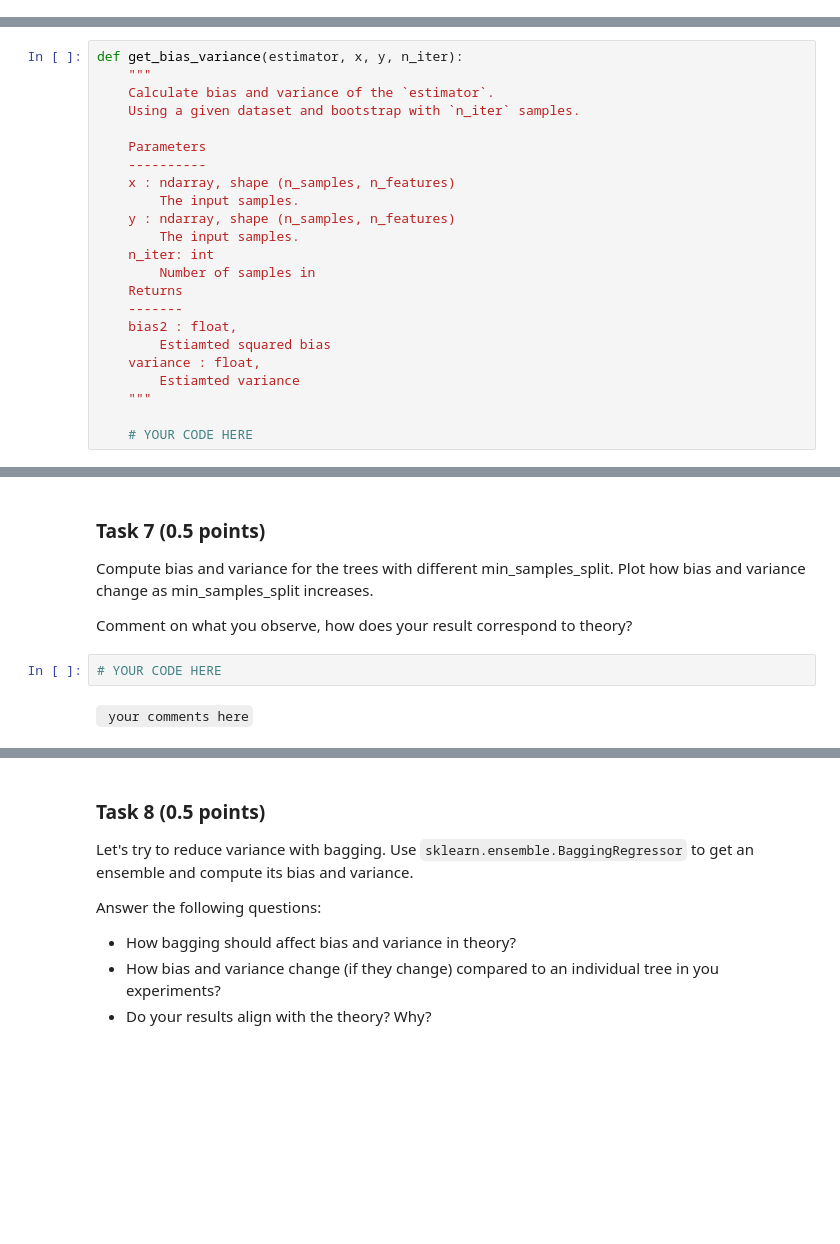
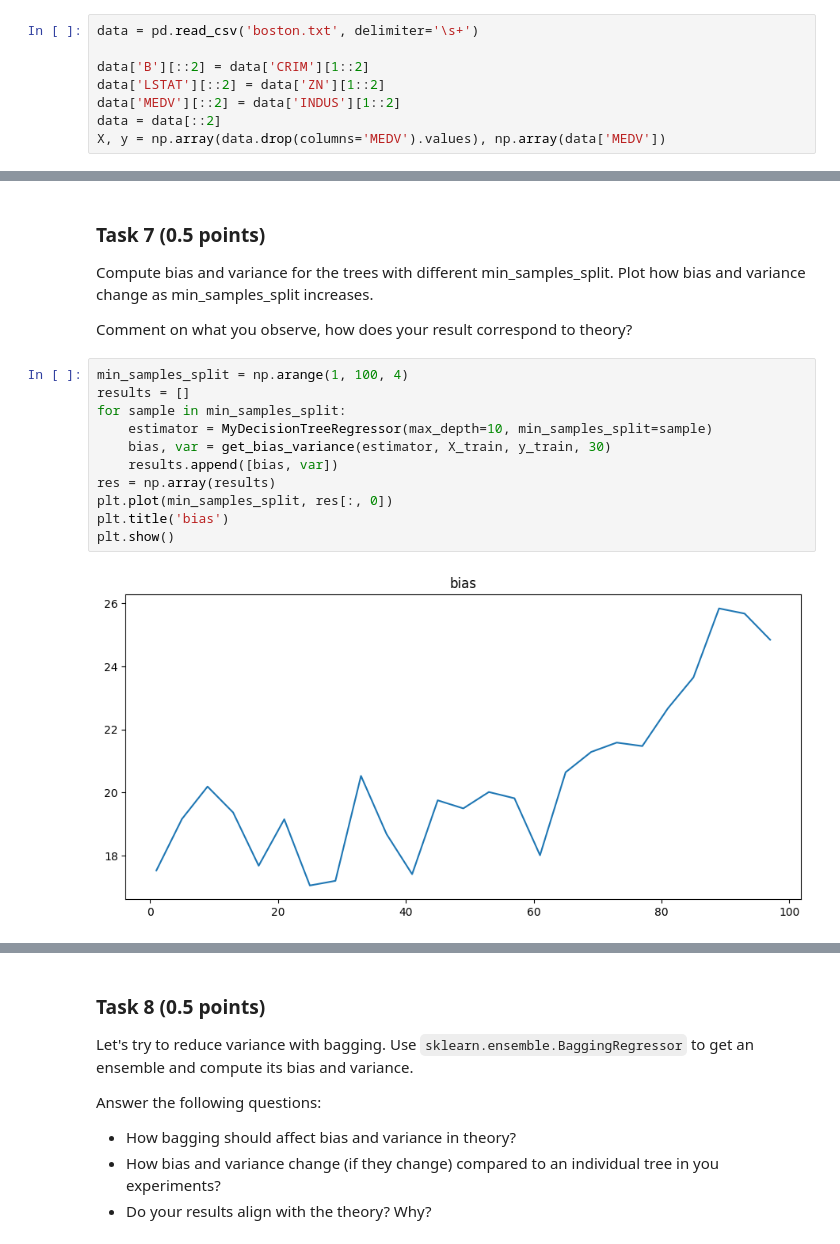
Before and after one commit to Lapo4kaKek/MMA_HW4, a Jupyter notebook: hw4_2023.ipynb, the cells around one changed output, grey strips where cells are left out. Cells and saved outputs as stored; diff of their text form; blank space fills up the shorter version.

````diff
--- a/hw4_2023.ipynb
+++ b/hw4_2023.ipynb
@@ -397,0 +386,8 @@ from sklearn.datasets import load_boston
+# %%
+data = pd.read_csv('boston.txt', delimiter='\s+')
+
+data['B'][::2] = data['CRIM'][1::2]
+data['LSTAT'][::2] = data['ZN'][1::2]
+data['MEDV'][::2] = data['INDUS'][1::2]
+data = data[::2]
+X, y = np.array(data.drop(columns='MEDV').values), np.array(data['MEDV'])
@@ -426,26 +497,3 @@ We wil now use the following algorithm to estimate bias and variance:
 **Implement `get_bias_variance` function, using the algorithm above**
 
 *Note:*  You can only use 1 loop (for bootsrap iterations). All other operations should be vectorized.
-# %%
-def get_bias_variance(estimator, x, y, n_iter):
-    """
-    Calculate bias and variance of the `estimator`.
-    Using a given dataset and bootstrap with `n_iter` samples.
-
-    Parameters
-    ----------
-    x : ndarray, shape (n_samples, n_features)
-        The input samples.
-    y : ndarray, shape (n_samples, n_features)
-        The input samples.
-    n_iter: int
-        Number of samples in
-    Returns
-    -------
-    bias2 : float,
-        Estiamted squared bias
-    variance : float,
-        Estiamted variance
-    """
-
-    # YOUR CODE HERE
@@ -460,7 +569,16 @@ get_bias_variance(estimator, X_train.values, y_train, 10)
 Compute bias and variance for the trees with different min_samples_split. Plot how bias and variance change as min_samples_split increases.
 
 Comment on what you observe, how does your result correspond to theory?
-# %%
-# YOUR CODE HERE
-# %% [markdown]
-``` your comments here```
+# %%
+min_samples_split = np.arange(1, 100, 4)
+results = []
+for sample in min_samples_split:
+    estimator = MyDecisionTreeRegressor(max_depth=10, min_samples_split=sample)
+    bias, var = get_bias_variance(estimator, X_train, y_train, 30)
+    results.append([bias, var])
+res = np.array(results)
+plt.plot(min_samples_split, res[:, 0])
+plt.title('bias')
+plt.show()
+# %% [output]
+[figure, added]
````
Also changed, not shown: parts of 20 cells of this notebook, 1 other file.
